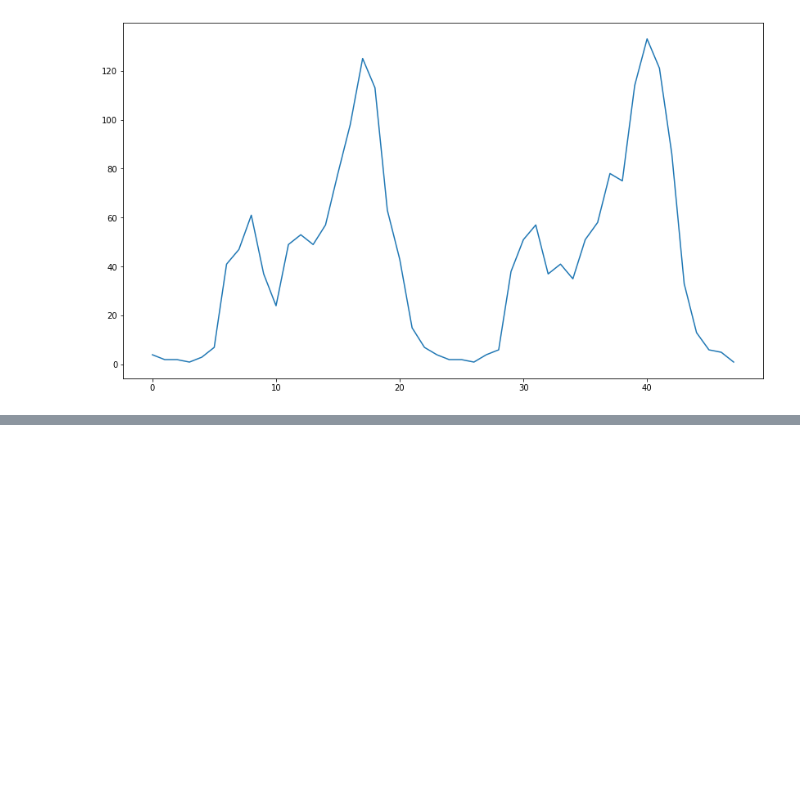
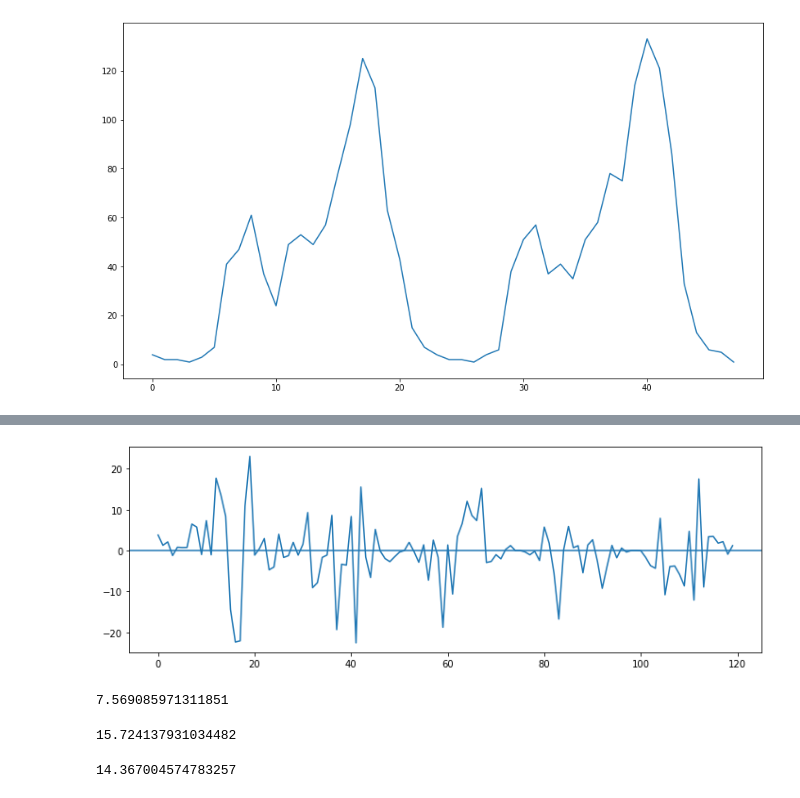
Before and after one commit to nick-kopy/Predicting-Bike-Rental-Station-Traffic, a Jupyter notebook: cap3.ipynb, the cells around one changed output, grey strips where cells are left out. Cells and saved outputs as stored; diff of their text form; code cells hidden in the pictures; blank space fills up the shorter version.

```diff
--- a/cap3.ipynb
+++ b/cap3.ipynb
@@ -639,0 +741,9 @@ INFO:tensorflow:Assets written to: data/univariate_1.sav/assets
+# %%
+# residuals plot
+
+fig, ax = plt.subplots(figsize=(12,4))
+
+ax.plot(np.arange(len(y_test)), (y_test - yhat.reshape(len(yhat))))
+ax.axhline();
+# %% [output]
+[figure, added]
@@ -639,0 +756,15 @@ INFO:tensorflow:Assets written to: data/univariate_1.sav/assets
+# %%
+# RMSE of this model
+mean_squared_error(y_test, yhat)**0.5
+# %% [output]
+7.569085971311851
+# %%
+# RMSE baseline model
+ybase = np.ones(len(y_test)) * X_test[:, 0, -1].mean()
+
+print(X_test[:, 0, -1].mean())
+
+mean_squared_error(y_test, ybase)**0.5
+# %% [output]
+15.724137931034482
+14.367004574783257
```
Also changed, not shown: parts of 39 cells of this notebook, 9 other files.
